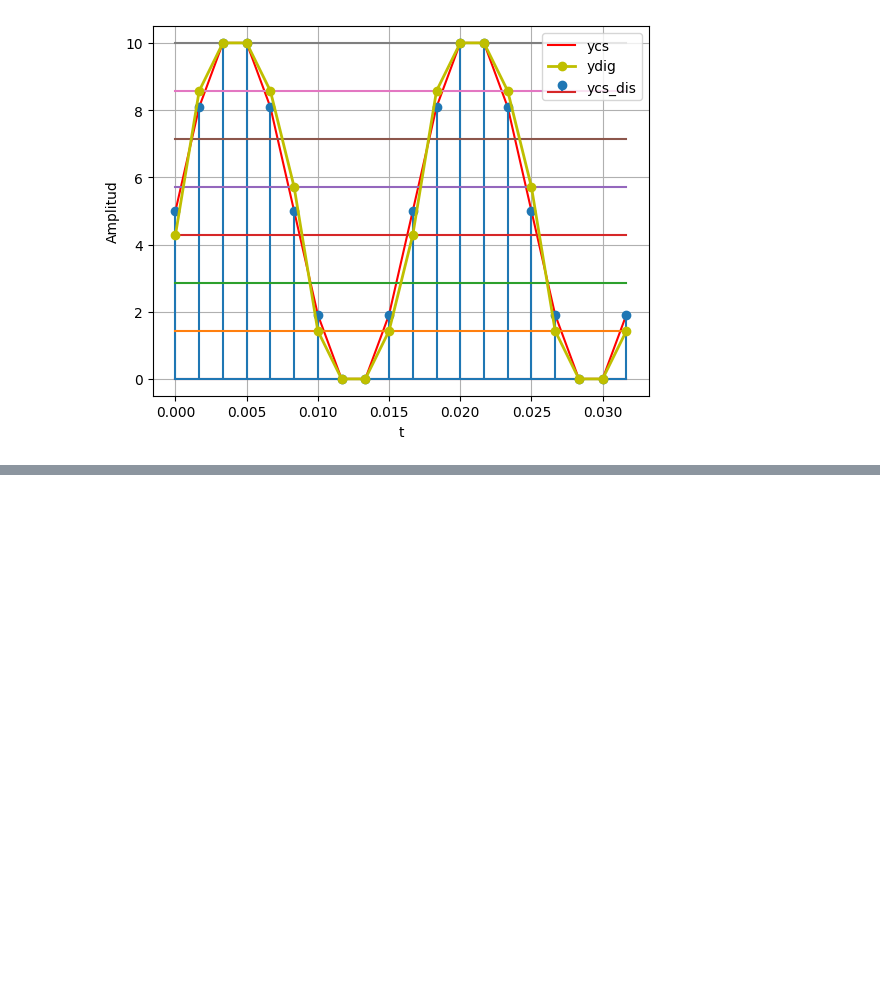
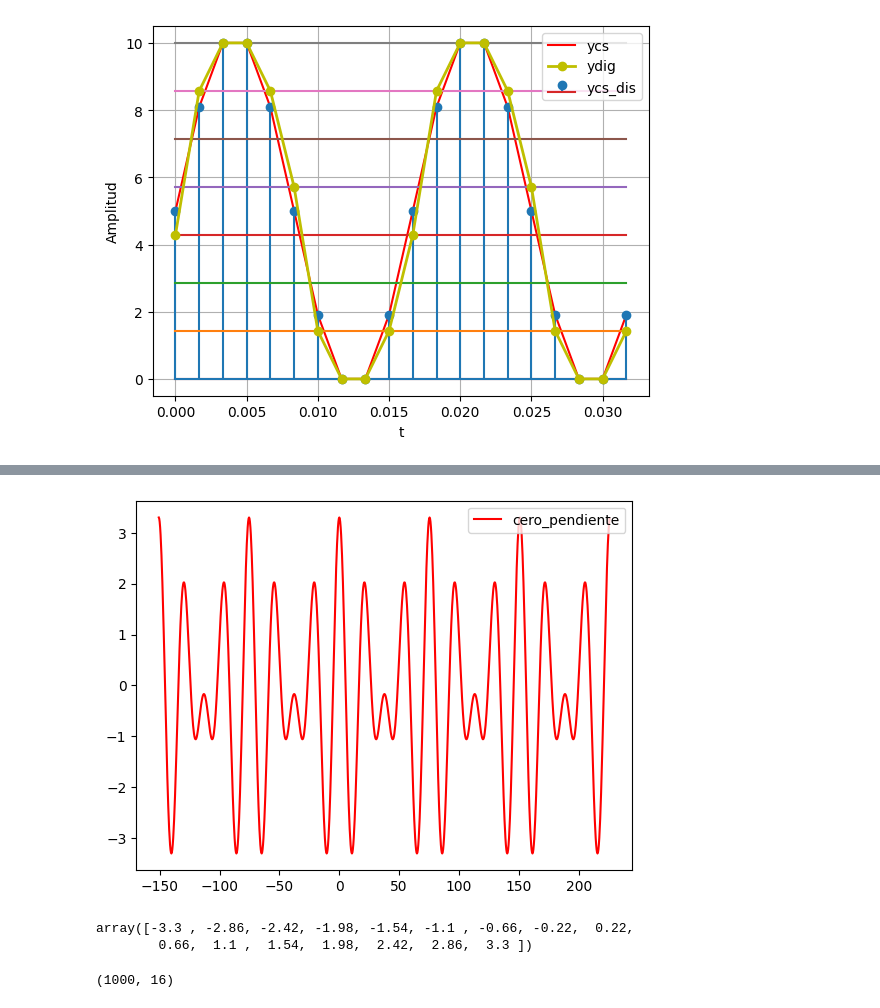
Before and after one commit to JParraArias/SignalsAndSystems2024-2, a Jupyter notebook: Ejercicio1_SyS_2024_2.ipynb, the cells around one changed output, grey strips where cells are left out. Cells and saved outputs as stored; diff of their text form; code cells hidden in the pictures; blank space fills up the shorter version.

```diff
--- a/Ejercicio1_SyS_2024_2.ipynb
+++ b/Ejercicio1_SyS_2024_2.ipynb
@@ -504,3 +497,42 @@ def my_cuantizador(yn, vq) : #yn punto a #cuantizar, vq vector de estados
+# %%
+y_min = 0 # valor min después de cero y pendiente
+y_max = 5 # valor max después de cero y pendiente
+#crear funcion en python
+def my_ceropen(x,ymin = -5, ymax = 5): #en general se pueden definir valores por defecto
+  '''
+  Codigo base para simular proceso de cero y pendiente
+  Se ingresa arreglo de numpy y los valores min  y max despues de cero y pendiente
+  '''
+  xmax = max(x) # x.max()
+  xmin = min(x) # x.min()
+  m = (ymax - ymin)/(xmax - xmin)
+  c = ymin - m*xmin
+  yv = m*x + c
+  return yv
+# %%
+ymin = -3.3
+ymax = 3.3
+xcp = my_ceropen(x,ymin=ymin,ymax=ymax)
+plt.plot(tv,xcp,c='r', label='cero_pendiente')
+plt.legend()
+plt.show()
+# %% [output]
+[figure, added]
+# %%
+nbits = 4
+num_est = 2**nbits
+vq = np.linspace(ymin,ymax,num_est)
+vq
+# %% [output]
+array([-3.3 , -2.86, -2.42, -1.98, -1.54, -1.1 , -0.66, -0.22,  0.22,
+        0.66,  1.1 ,  1.54,  1.98,  2.42,  2.86,  3.3 ])
+# %%
+from scipy.spatial.distance import cdist
+#distancias y cero pendiente a vector cuantizacion
+d = cdist(yv.reshape(-1,1),vq.reshape(-1,1)) #se utiliza reshape(-1,1) para generar vectores columna como lo pide cdist
+d.shape
+# %% [output]
+(1000, 16)
 # %%
 #recorrer vector cero y spam discretizado para cuantizar
 
```
Also changed, not shown: parts of 6 cells of this notebook.
